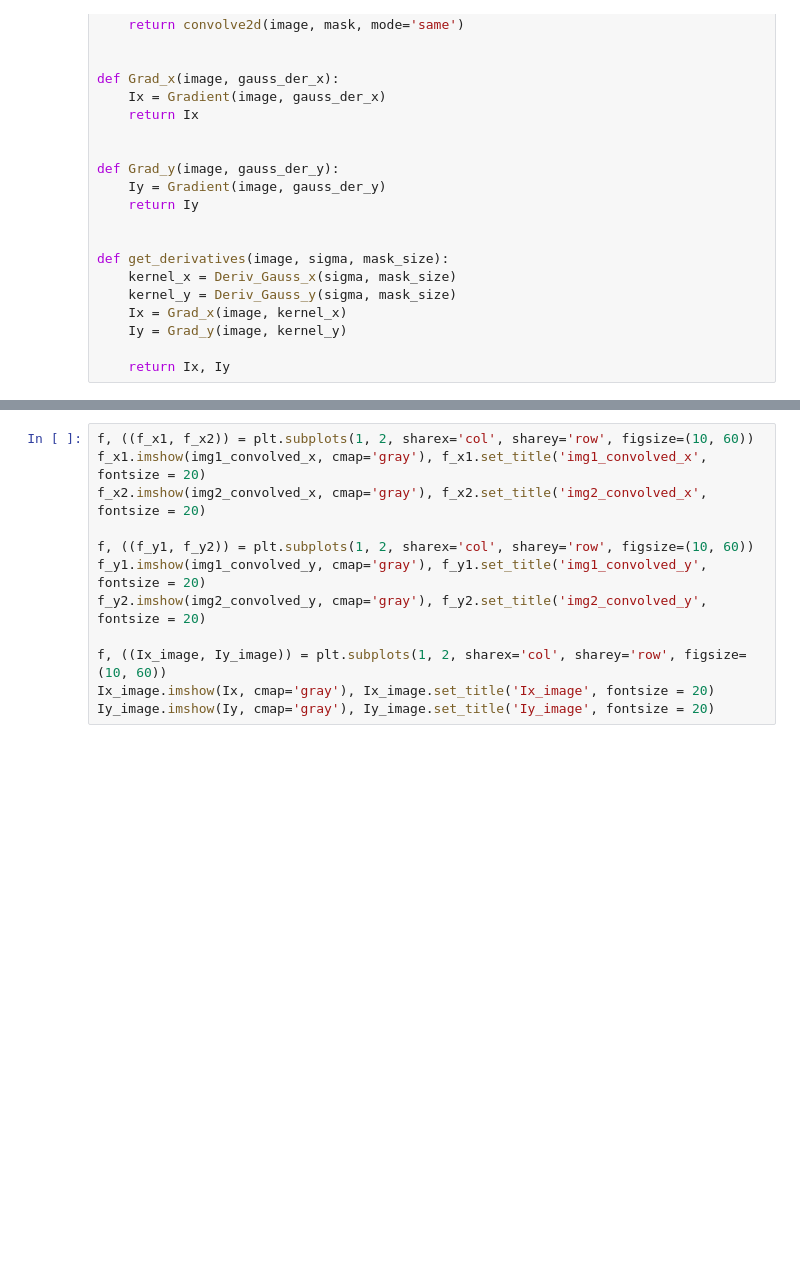
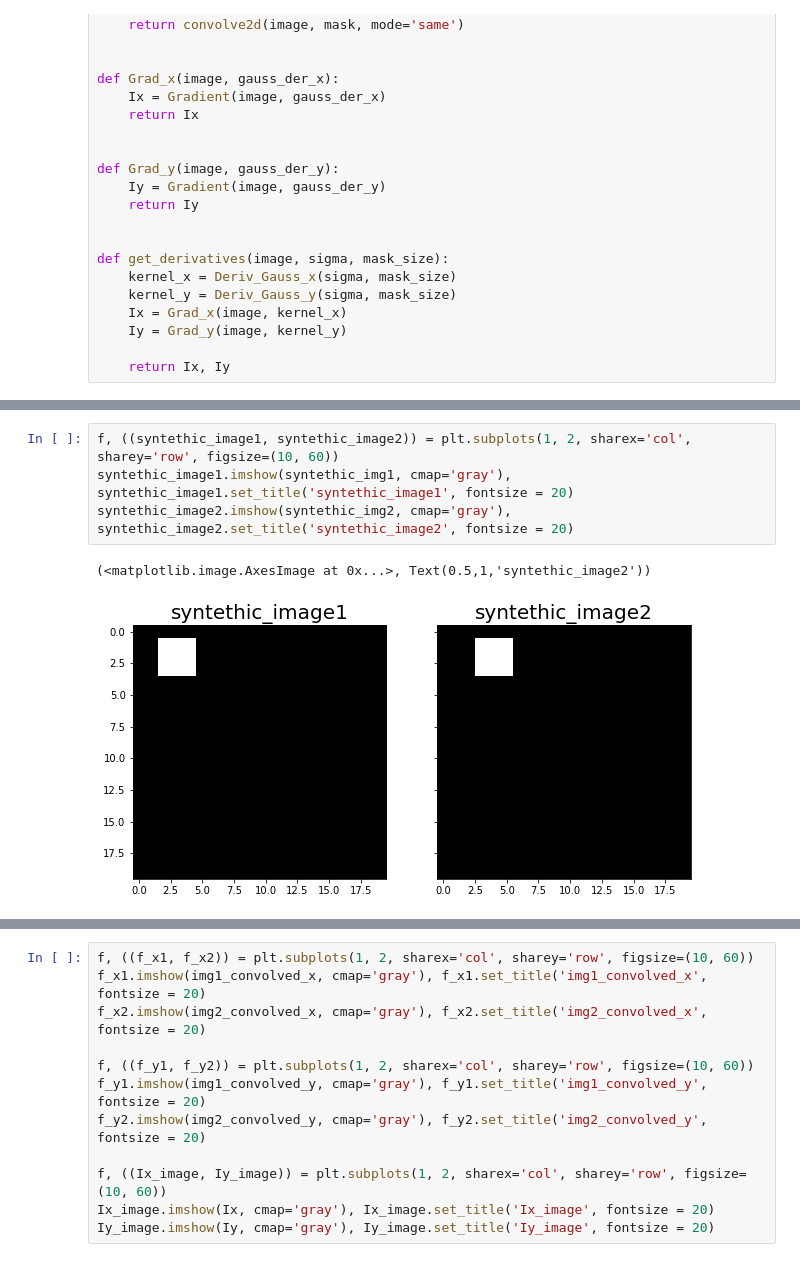
Before and after one commit to Nesher123/Computer-Vision, a Jupyter notebook: HW3/ofir.ipynb, the cells around one changed output, grey strips where cells are left out. Cells and saved outputs as stored; diff of their text form; blank space fills up the shorter version.

```diff
--- a/HW3/ofir.ipynb
+++ b/HW3/ofir.ipynb
@@ -254,6 +252,13 @@ array([[  0,   0],
        [  0,   0],
        [255,   0],
        [255, 255]])
+# %%
+f, ((syntethic_image1, syntethic_image2)) = plt.subplots(1, 2, sharex='col', sharey='row', figsize=(10, 60))
+syntethic_image1.imshow(syntethic_img1, cmap='gray'), syntethic_image1.set_title('syntethic_image1', fontsize = 20)
+syntethic_image2.imshow(syntethic_img2, cmap='gray'), syntethic_image2.set_title('syntethic_image2', fontsize = 20)
+# %% [output]
+(<matplotlib.image.AxesImage at 0x...>, Text(0.5,1,'syntethic_image2'))
+[figure, added]
 # %%
 from scipy.signal import convolve2d
 
```
Also changed, not shown: parts of 9 cells of this notebook.
